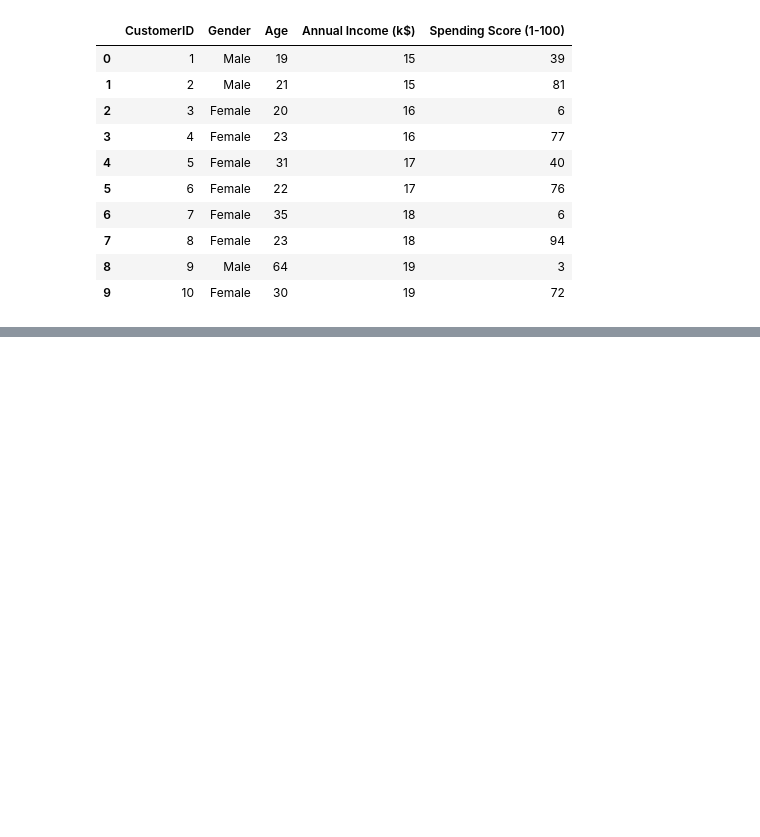
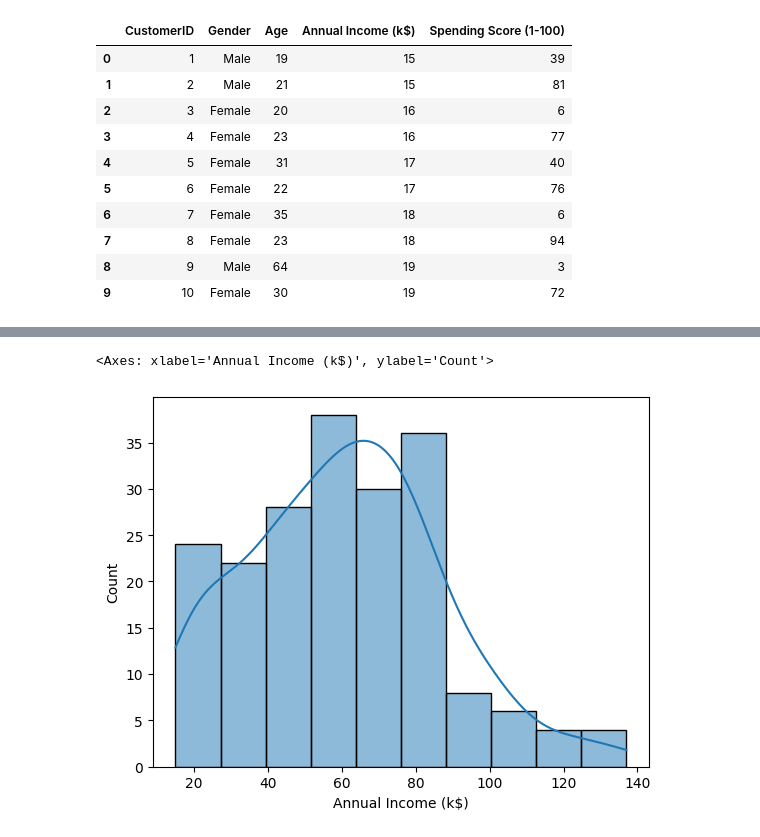
Before and after one commit to KamilShape/customer_segmentation, a Jupyter notebook: customer_segmentation.ipynb, the cells around one changed output, grey strips where cells are left out. Cells and saved outputs as stored; diff of their text form; code cells hidden in the pictures; blank space fills up the shorter version.

```diff
--- a/customer_segmentation.ipynb
+++ b/customer_segmentation.ipynb
@@ -33,0 +51,6 @@ customers.head(10)
+# %%
+#histogram
+sns.histplot(data=customers, x='Annual Income (k$)', kde=True)
+# %% [output]
+<Axes: xlabel='Annual Income (k$)', ylabel='Count'>
+[figure, added]
```
Also changed, not shown: parts of 3 cells of this notebook.
